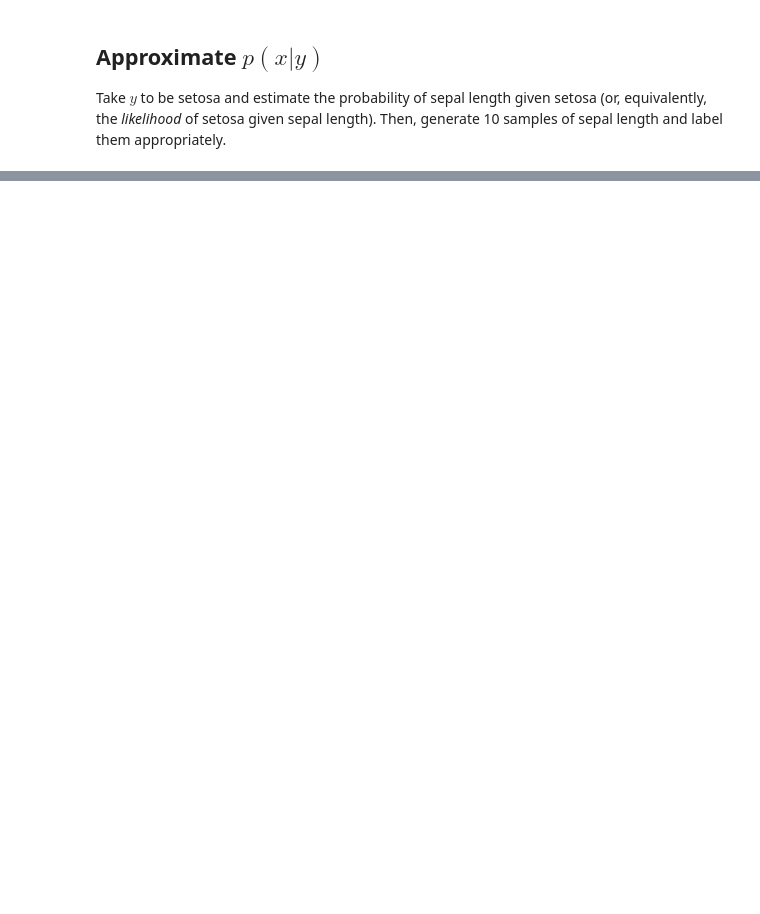
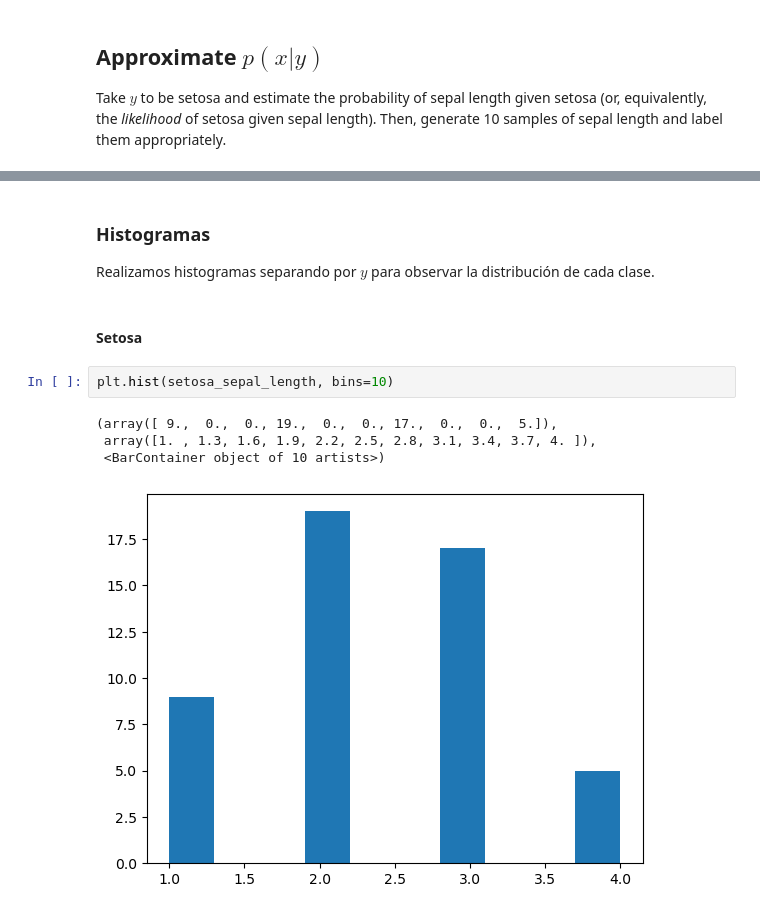
Before and after one commit to matiasmolinolo/iag-2023, a Jupyter notebook: notebooks_clase_1/IAG_2_t.ipynb, the cells around one changed output, grey strips where cells are left out. Saved outputs shown, nothing was run; the diff lists cells and outputs as text; blank space fills up the shorter version.

```diff
--- a/notebooks_clase_1/IAG_2_t.ipynb
+++ b/notebooks_clase_1/IAG_2_t.ipynb
@@ -203,0 +258,12 @@ print(bins)
+# %% [markdown]
+### Histogramas
+Realizamos histogramas separando por $y$ para observar la distribución de cada clase.
+# %% [markdown]
+#### Setosa
+# %%
+plt.hist(setosa_sepal_length, bins=10)
+# %% [output]
+(array([ 9.,  0.,  0., 19.,  0.,  0., 17.,  0.,  0.,  5.]),
+ array([1. , 1.3, 1.6, 1.9, 2.2, 2.5, 2.8, 3.1, 3.4, 3.7, 4. ]),
+ <BarContainer object of 10 artists>)
+[figure, added]
```
Also changed, not shown: parts of 41 cells of this notebook, 1 other file.
